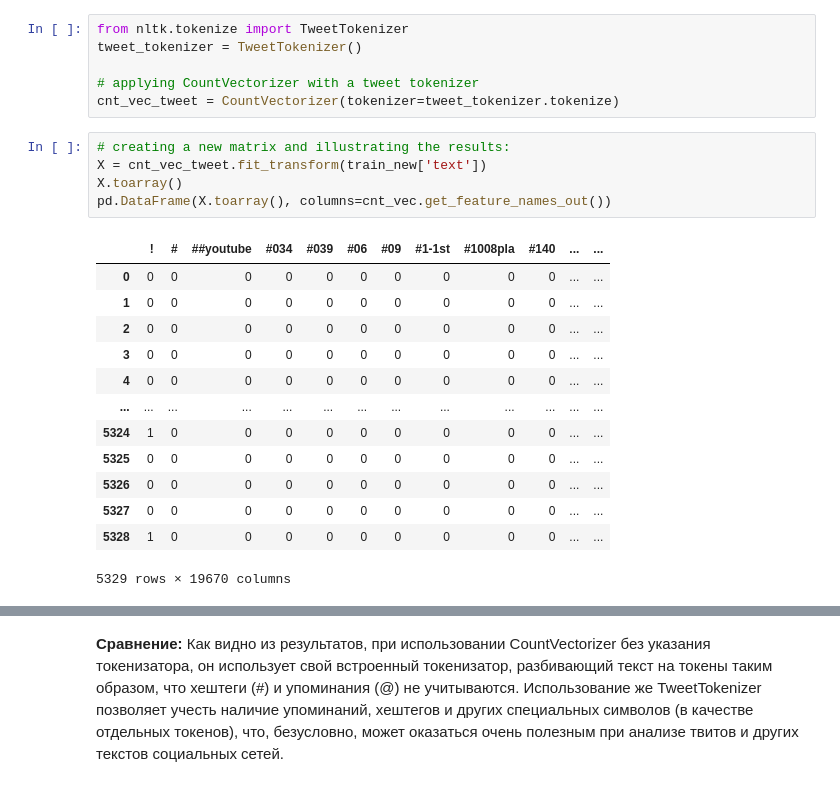
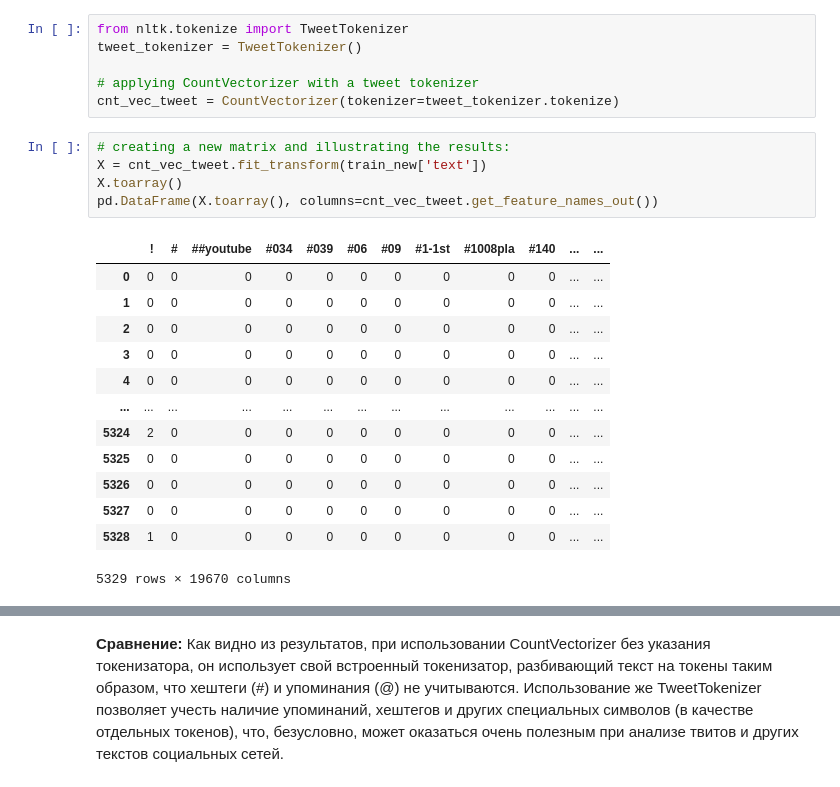
Before and after one commit to lapshinaaa/homework_machineLearning, a Jupyter notebook: hw06_texts.ipynb, the cells around one changed output, grey strips where cells are left out. Drawn from its saved outputs; the diff is of its cells as text.

```diff
--- a/hw06_texts.ipynb
+++ b/hw06_texts.ipynb
@@ -273,17 +275,17 @@ cnt_vec_tweet = CountVectorizer(tokenizer=tweet_tokenizer.tokenize)
 # %%
 # creating a new matrix and illustrating the results:
 X = cnt_vec_tweet.fit_transform(train_new['text'])
 X.toarray()
-pd.DataFrame(X.toarray(), columns=cnt_vec.get_feature_names_out())
+pd.DataFrame(X.toarray(), columns=cnt_vec_tweet.get_feature_names_out())
 # %% [output]
 |  | ! | # | ##youtube | #034 | #039 | #06 | #09 | #1-1st | #1008pla | #140 | ... | ... |
 | 0 | 0 | 0 | 0 | 0 | 0 | 0 | 0 | 0 | 0 | 0 | ... | ... |
 | 1 | 0 | 0 | 0 | 0 | 0 | 0 | 0 | 0 | 0 | 0 | ... | ... |
 | 2 | 0 | 0 | 0 | 0 | 0 | 0 | 0 | 0 | 0 | 0 | ... | ... |
 | 3 | 0 | 0 | 0 | 0 | 0 | 0 | 0 | 0 | 0 | 0 | ... | ... |
 | 4 | 0 | 0 | 0 | 0 | 0 | 0 | 0 | 0 | 0 | 0 | ... | ... |
 | ... | ... | ... | ... | ... | ... | ... | ... | ... | ... | ... | ... | ... |
-| 5324 | 1 | 0 | 0 | 0 | 0 | 0 | 0 | 0 | 0 | 0 | ... | ... |
+| 5324 | 2 | 0 | 0 | 0 | 0 | 0 | 0 | 0 | 0 | 0 | ... | ... |
 | 5325 | 0 | 0 | 0 | 0 | 0 | 0 | 0 | 0 | 0 | 0 | ... | ... |
 | 5326 | 0 | 0 | 0 | 0 | 0 | 0 | 0 | 0 | 0 | 0 | ... | ... |
 | 5327 | 0 | 0 | 0 | 0 | 0 | 0 | 0 | 0 | 0 | 0 | ... | ... |
```
Also changed, not shown: parts of 11 cells of this notebook.
